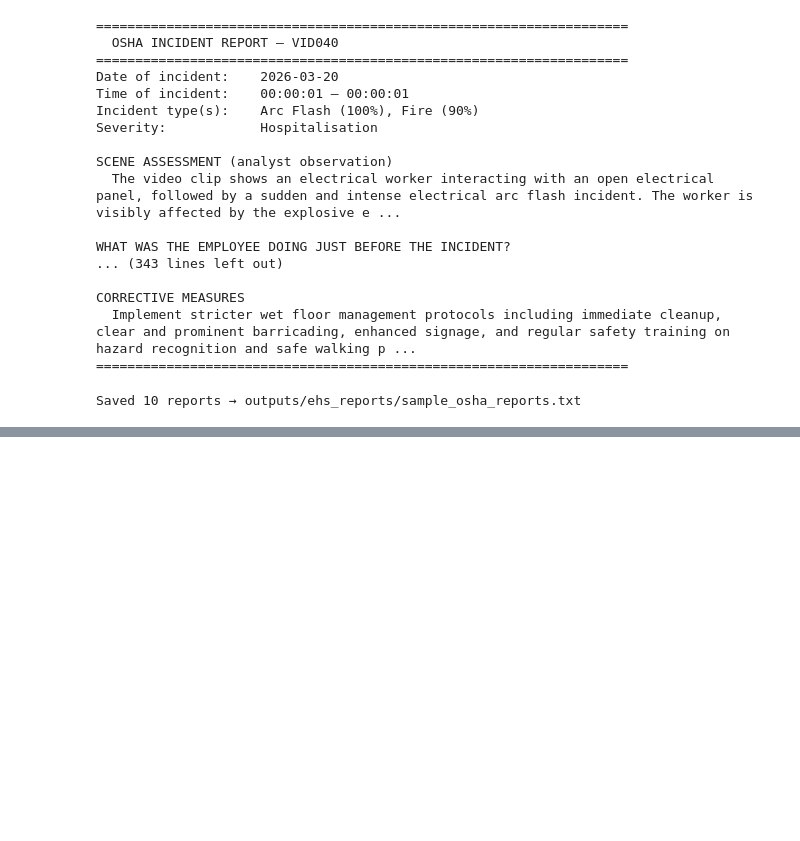
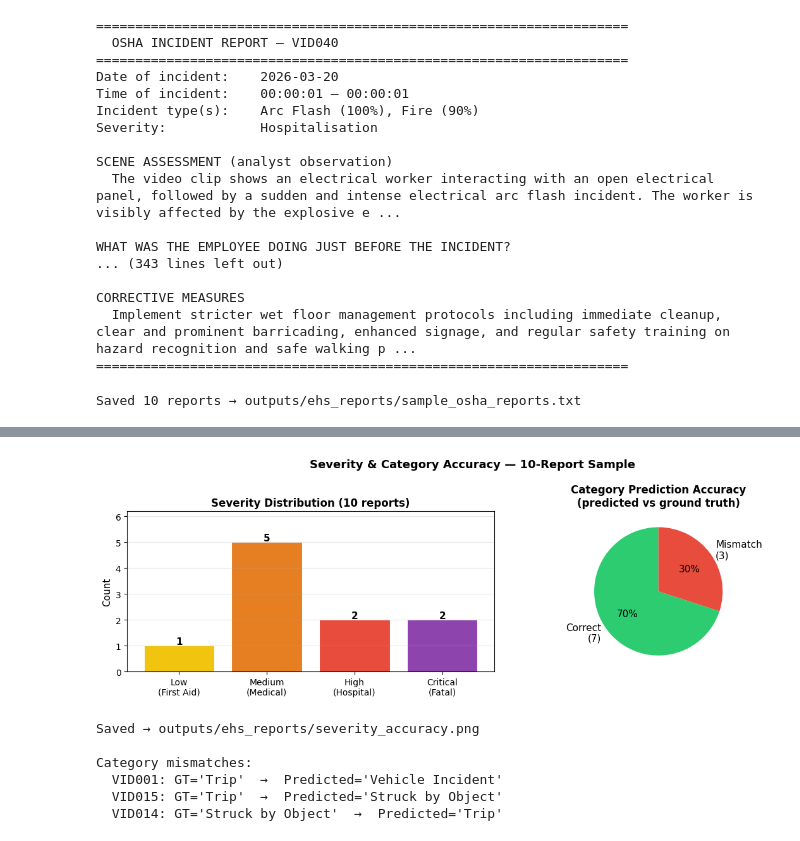
Before and after one commit to sgromk/zero-shot-EHS, a Jupyter notebook: notebooks/ehs_reports.ipynb, the cells around one changed output, grey strips where cells are left out. Saved outputs shown, nothing was run; the diff lists cells and outputs as text; code cells hidden in the pictures; blank space fills up the shorter version.

```diff
--- a/notebooks/ehs_reports.ipynb
+++ b/notebooks/ehs_reports.ipynb
@@ -234,0 +423,64 @@ Saved 10 reports → outputs/ehs_reports/sample_osha_reports.txt
+# %%
+from collections import Counter
+
+# ── Severity distribution ──────────────────────────────────────────────────────
+sev_counts = Counter(df_scores["severity"].str.lower().tolist())
+sev_order  = ["low", "medium", "high", "critical", "unknown"]
+sev_labels = {"low": "Low\n(First Aid)", "medium": "Medium\n(Medical)",
+              "high": "High\n(Hospital)", "critical": "Critical\n(Fatal)"}
+
+sev_vals   = [sev_counts.get(s, 0) for s in sev_order if s != "unknown"]
+sev_names  = [sev_labels.get(s, s) for s in sev_order if s != "unknown"]
+sev_colors = ["#f1c40f", "#e67e22", "#e74c3c", "#8e44ad"]
+
+fig, axes = plt.subplots(1, 2, figsize=(12, 4))
+
+ax_sev = axes[0]
+bars = ax_sev.bar(sev_names, sev_vals, color=sev_colors, edgecolor="white", linewidth=0.8)
+for bar, v in zip(bars, sev_vals):
+    if v:
+        ax_sev.text(bar.get_x() + bar.get_width()/2, bar.get_height() + 0.05,
+                    str(v), ha="center", fontsize=11, fontweight="bold")
+ax_sev.set_ylabel("Count", fontsize=11)
+ax_sev.set_title("Severity Distribution (10 reports)", fontweight="bold")
+ax_sev.set_ylim(0, max(sev_vals) + 1.2 if sev_vals else 5)
+ax_sev.grid(True, axis="y", alpha=0.3)
+
+# ── Category accuracy breakdown ────────────────────────────────────────────────
+ax_cat = axes[1]
+mismatches = df_scores[~df_scores["cat_match"].astype(bool)]
+matches    = df_scores[ df_scores["cat_match"].astype(bool)]
+
+match_ct    = len(matches)
+mismatch_ct = len(mismatches)
+ax_cat.pie(
+    [match_ct, mismatch_ct],
+    labels=[f"Correct\n({match_ct})", f"Mismatch\n({mismatch_ct})"],
+    colors=["#2ecc71", "#e74c3c"],
+    autopct="%1.0f%%",
+    startangle=90,
+    textprops={"fontsize": 11},
+)
+ax_cat.set_title("Category Prediction Accuracy\n(predicted vs ground truth)", fontweight="bold")
+
+plt.suptitle("Severity & Category Accuracy — 10-Report Sample", fontsize=13, fontweight="bold")
+plt.tight_layout()
+plt.savefig("outputs/ehs_reports/severity_accuracy.png", dpi=150, bbox_inches="tight")
+plt.show()
+print("Saved → outputs/ehs_reports/severity_accuracy.png")
+
+# ── Show mismatches ────────────────────────────────────────────────────────────
+if len(mismatches):
+    print("\nCategory mismatches:")
+    for vid, row in mismatches.iterrows():
+        print(f"  {vid}: GT='{row['gt_label']}'  →  Predicted='{row['pred_label']}'")
+else:
+    print("\nAll category predictions matched ground truth.")
+# %% [output]
+[figure, added]
+Saved → outputs/ehs_reports/severity_accuracy.png
+
+Category mismatches:
+  VID001: GT='Trip'  →  Predicted='Vehicle Incident'
+  VID015: GT='Trip'  →  Predicted='Struck by Object'
+  VID014: GT='Struck by Object'  →  Predicted='Trip'
```
Also changed, not shown: parts of 3 cells of this notebook, 20 other files.
